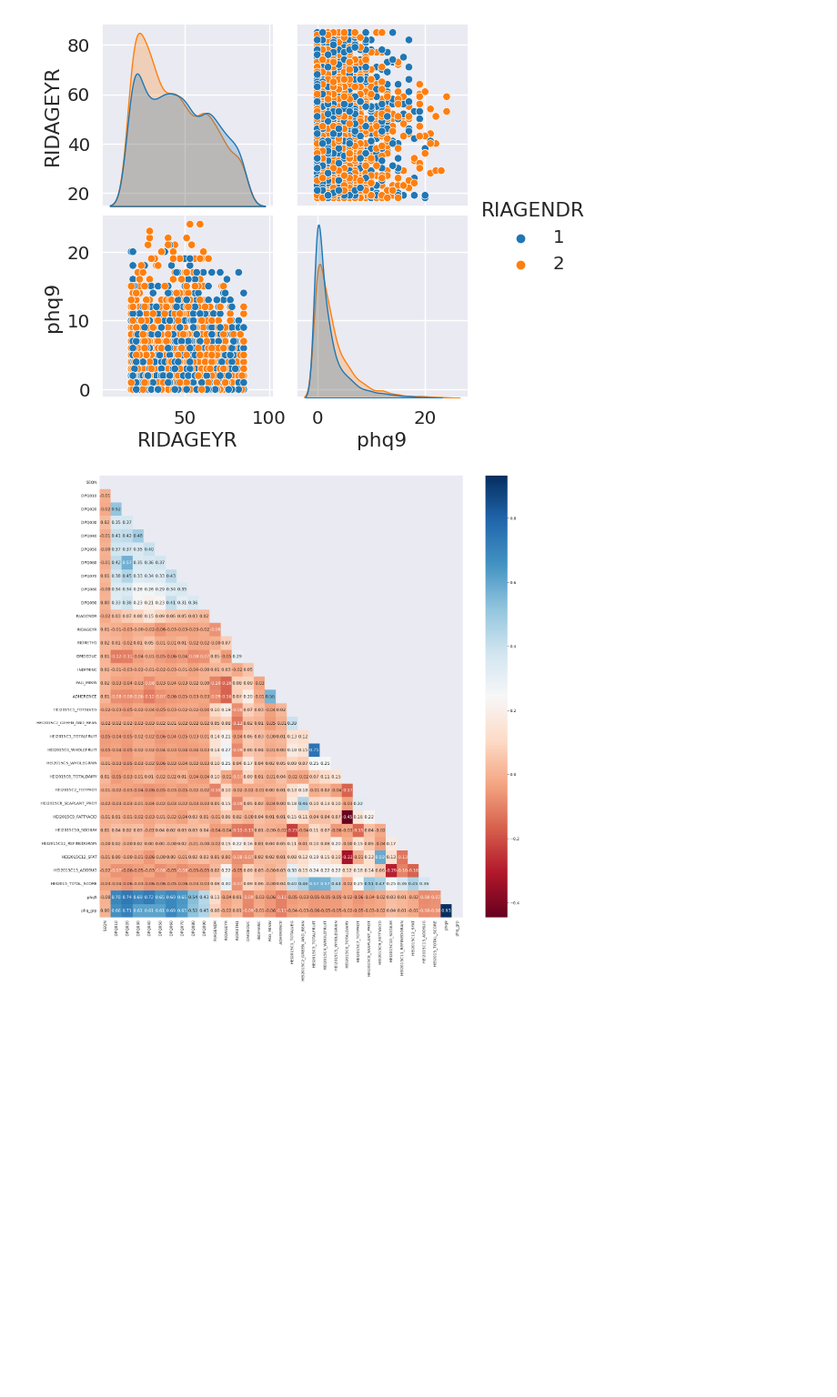
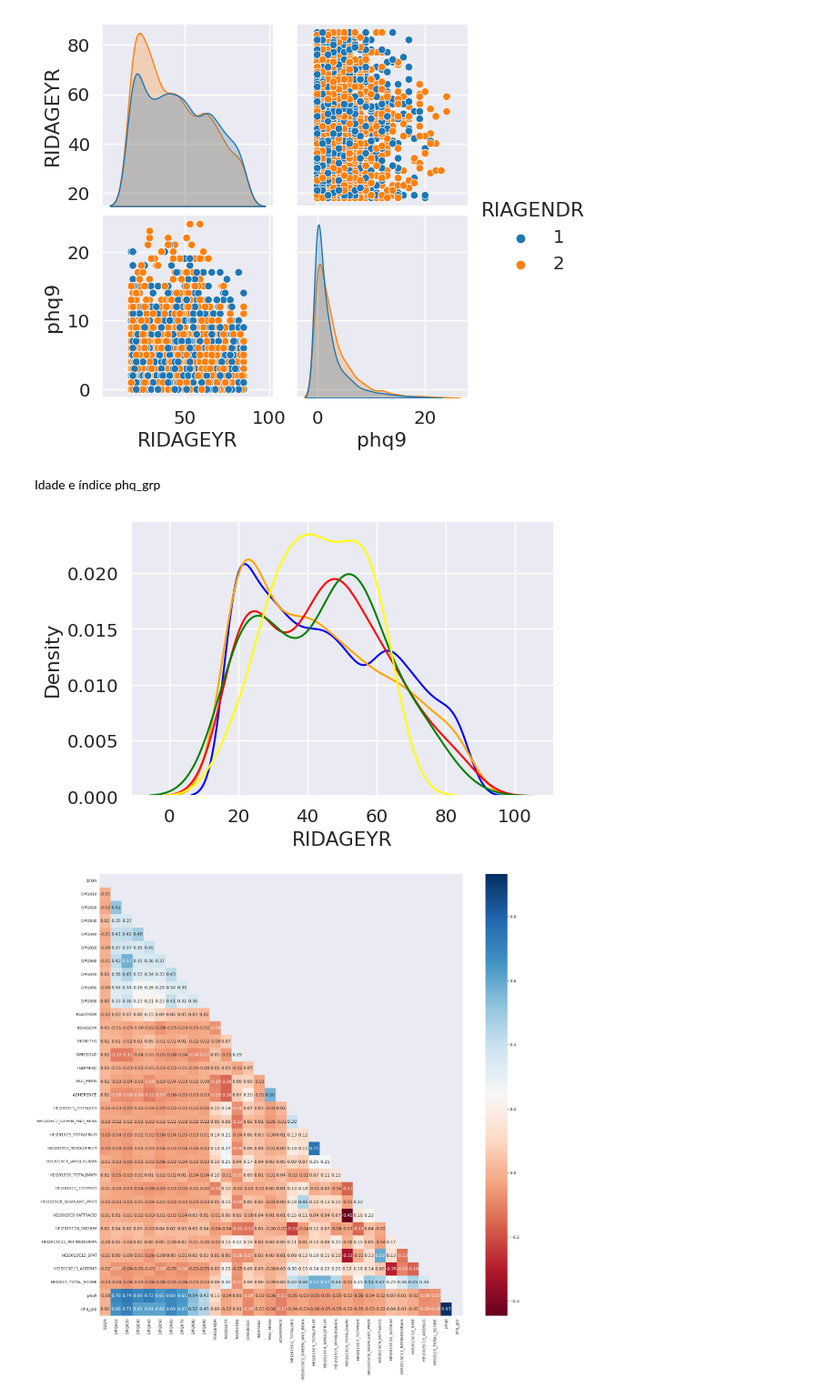
Before and after one commit to casjunior93/Desafio-Tera-Inferencia, a Jupyter notebook: DesafioTera.ipynb, the cells around one changed output. Shown at 91% size. Cells and saved outputs as stored; diff of their text form; code cells hidden in the pictures; blank space fills up the shorter version.

```diff
--- a/DesafioTera.ipynb
+++ b/DesafioTera.ipynb
@@ -351,6 +353,17 @@ sns.pairplot(df3, hue='RIAGENDR', vars=['RIDAGEYR','phq9'], palette='tab10')
 plt.show()
 # %% [output]
 [figure]
+# %% [markdown]
+Idade e índice phq_grp
+# %%
+sns.distplot(df3[df3['phq_grp'] == 0]['RIDAGEYR'], hist=False, color="blue")
+sns.distplot(df3[df3['phq_grp'] == 1]['RIDAGEYR'], hist=False, color="orange")
+sns.distplot(df3[df3['phq_grp'] == 2]['RIDAGEYR'], hist=False, color="red")
+sns.distplot(df3[df3['phq_grp'] == 3]['RIDAGEYR'], hist=False, color="green")
+sns.distplot(df3[df3['phq_grp'] == 4]['RIDAGEYR'], hist=False, color="yellow")
+plt.show()
+# %% [output]
+[figure, added]
 # %%
 sns.set_context(font_scale=1.9)
 plt.figure(figsize=(30,30))
```
Also changed, not shown: parts of 40 cells of this notebook.
